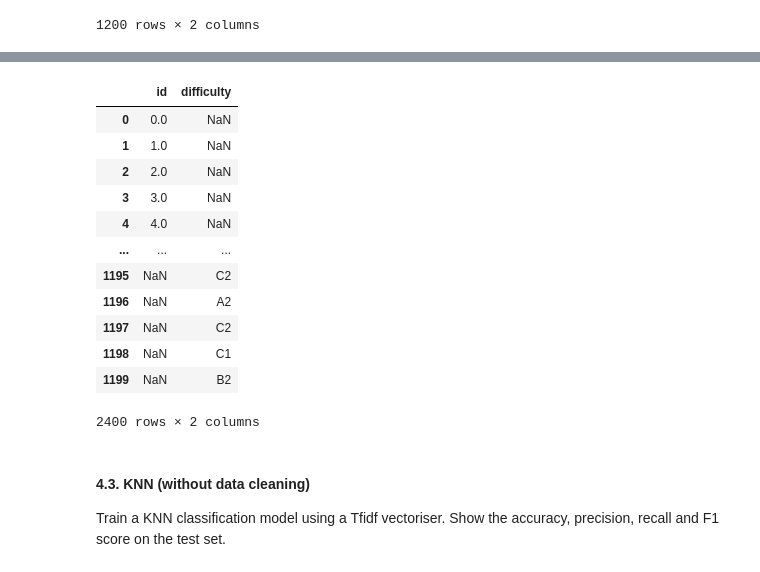
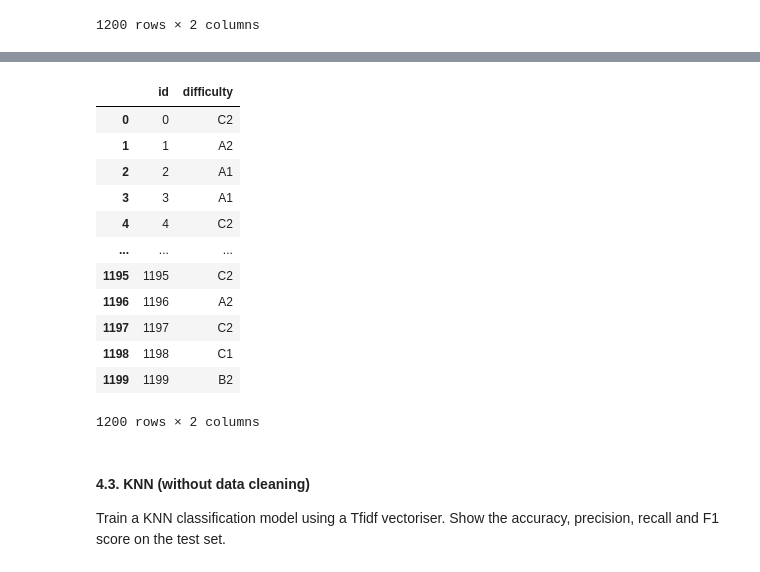
Before and after one commit to ajmim/DMML2022_logitech, a Jupyter notebook: code/Instructions.ipynb, the cells around one changed output, grey strips where cells are left out. Saved outputs shown, nothing was run; the diff lists cells and outputs as text; code cells hidden in the pictures.

```diff
--- a/code/Instructions.ipynb
+++ b/code/Instructions.ipynb
@@ -254,27 +238,27 @@ col_id
-# %%
-submission = pipe.predict(df_unlabelled_test_data.sentence)
-df_my_submission = pd.DataFrame(submission, columns=["difficulty"])
-
-
-df_my_submission = pd.concat([col_id, df_my_submission], ignore_index=False)
-df_my_submission
-
-
-#header=true, index= false
-# %% [output]
-|  | id | difficulty |
-| 0 | 0.0 | NaN |
-| 1 | 1.0 | NaN |
-| 2 | 2.0 | NaN |
-| 3 | 3.0 | NaN |
-| 4 | 4.0 | NaN |
-| ... | ... | ... |
-| 1195 | NaN | C2 |
-| 1196 | NaN | A2 |
-| 1197 | NaN | C2 |
-| 1198 | NaN | C1 |
-| 1199 | NaN | B2 |
-2400 rows × 2 columns
+# %%
+col_id = pd.DataFrame(df_unlabelled_test_data.id)
+
+col_id
+prediction = pipe.predict(df_unlabelled_test_data.sentence)
+df_lr = pd.DataFrame(prediction, columns=["difficulty"])
+df_lr['id'] = col_id.id
+df_lr = df_lr.iloc[:,[1,0]]
+# %%
+df_lr
+# %% [output]
+|  | id | difficulty |
+| 0 | 0 | C2 |
+| 1 | 1 | A2 |
+| 2 | 2 | A1 |
+| 3 | 3 | A1 |
+| 4 | 4 | C2 |
+| ... | ... | ... |
+| 1195 | 1195 | C2 |
+| 1196 | 1196 | A2 |
+| 1197 | 1197 | C2 |
+| 1198 | 1198 | C1 |
+| 1199 | 1199 | B2 |
+1200 rows × 2 columns
 # %% [markdown]
 #### 4.3. KNN (without data cleaning)
 
```
Also changed, not shown: parts of 6 cells of this notebook.
